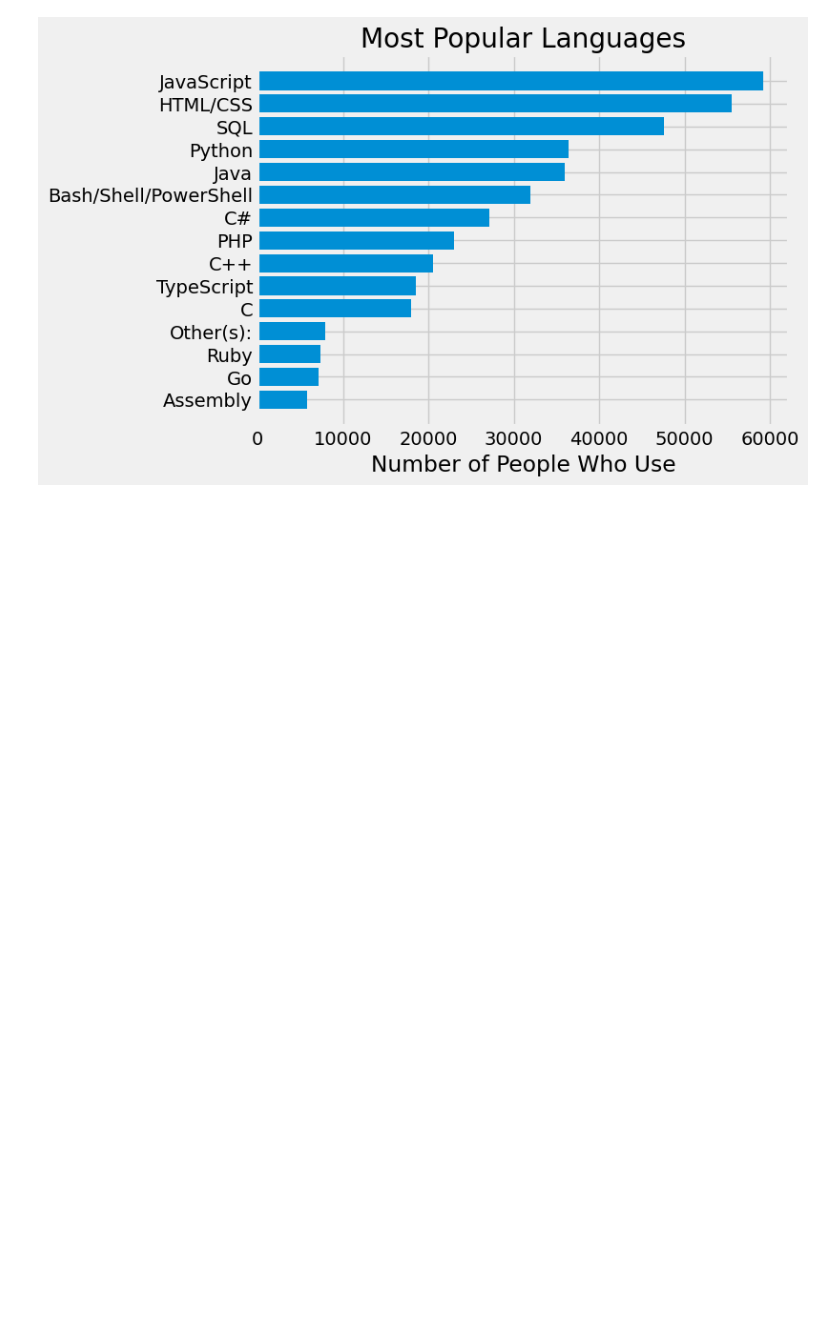
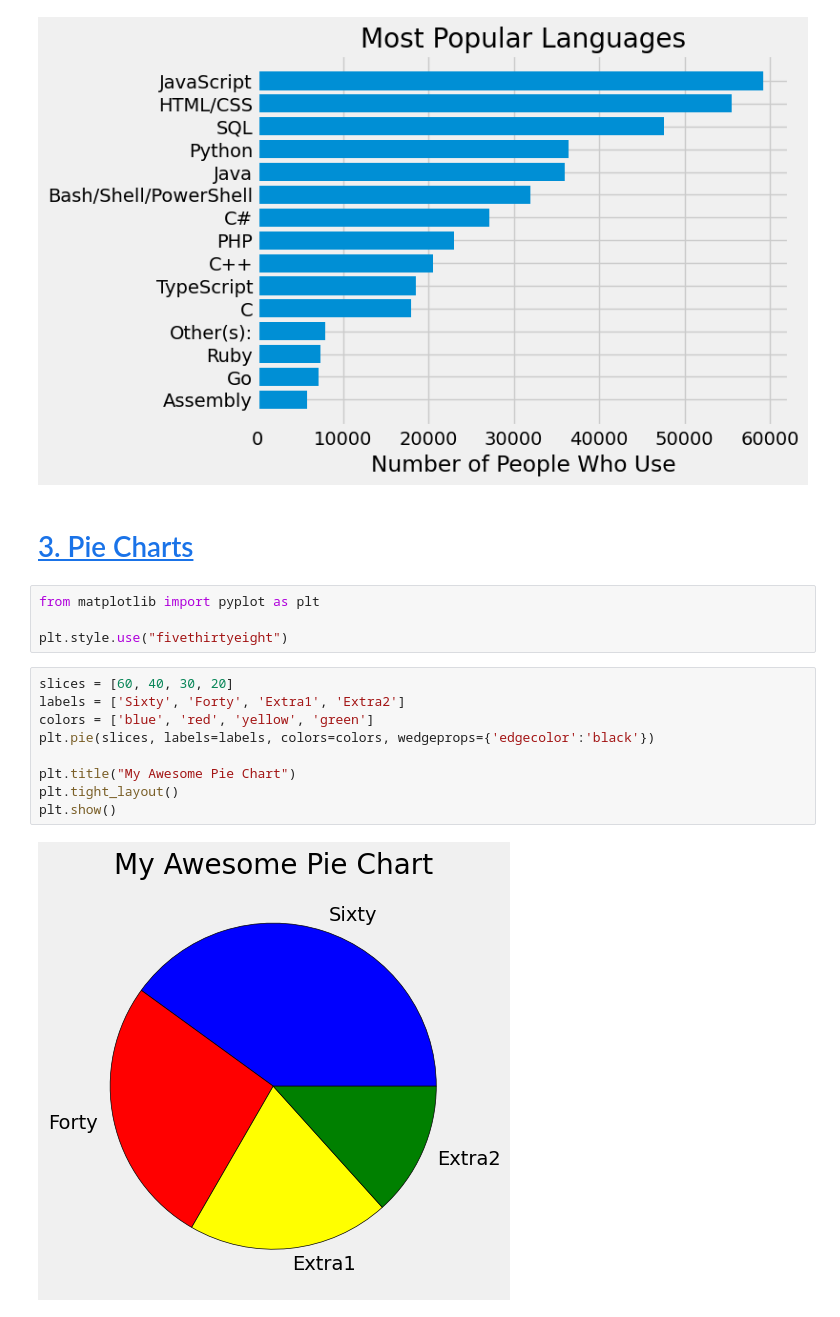
Before and after one commit to davidzheng66/python3, a Jupyter notebook: matplotlib/matplot.ipynb, the cells around one changed output. Saved outputs shown, nothing was run; the diff lists cells and outputs as text; blank space fills up the shorter version.

Commit message:
Add pie charts

```diff
--- a/matplotlib/matplot.ipynb
+++ b/matplotlib/matplot.ipynb
@@ -226,3 +226,20 @@ plt.xlabel('Number of People Who Use')
 plt.show()
 # %% [output]
 [figure]
+# %% [markdown]
+# [3. Pie Charts](https://www.youtube.com/watch?v=MPiz50TsyF0&list=PL-osiE80TeTt2d9bfVyTiXJA-UTHn6WwU&index=114)
+# %%
+from matplotlib import pyplot as plt
+
+plt.style.use("fivethirtyeight")
+# %%
+slices = [60, 40, 30, 20]
+labels = ['Sixty', 'Forty', 'Extra1', 'Extra2']
+colors = ['blue', 'red', 'yellow', 'green']
+plt.pie(slices, labels=labels, colors=colors, wedgeprops={'edgecolor':'black'})
+
+plt.title("My Awesome Pie Chart")
+plt.tight_layout()
+plt.show()
+# %% [output]
+[figure, added]
```
Also changed, not shown: parts of 1 cell of this notebook.
